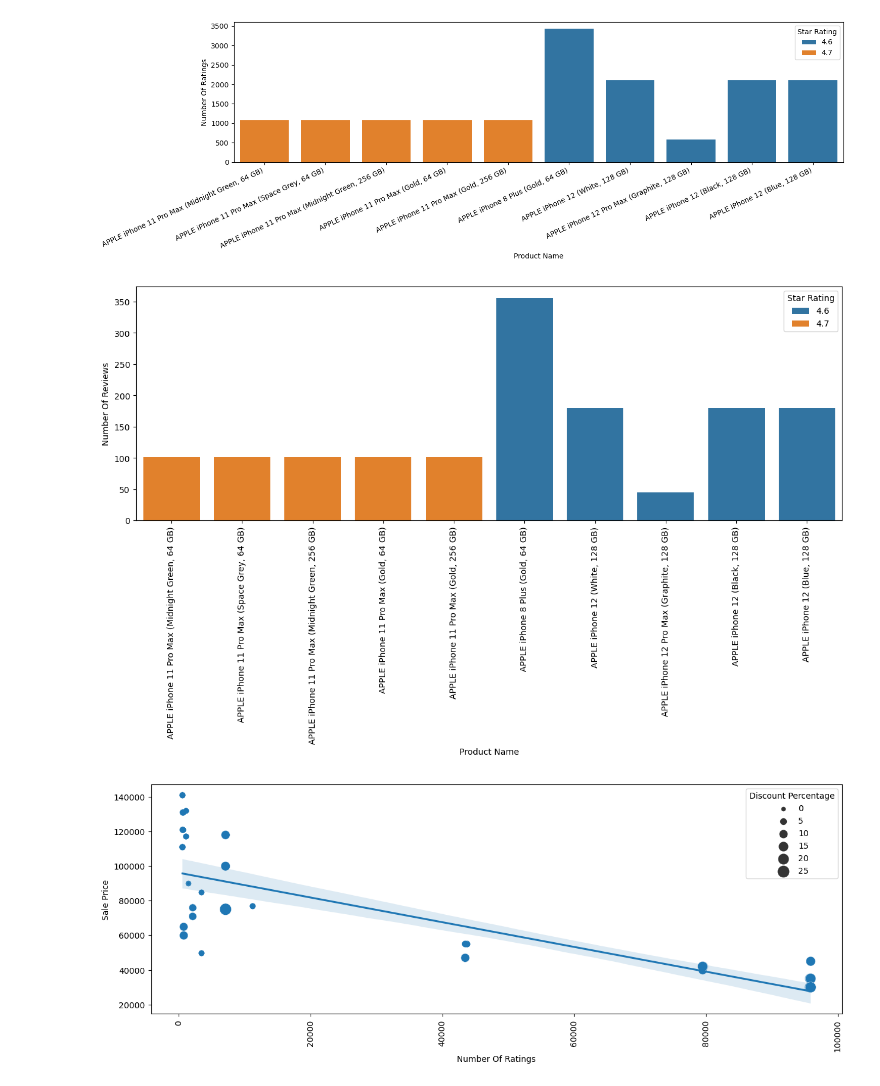
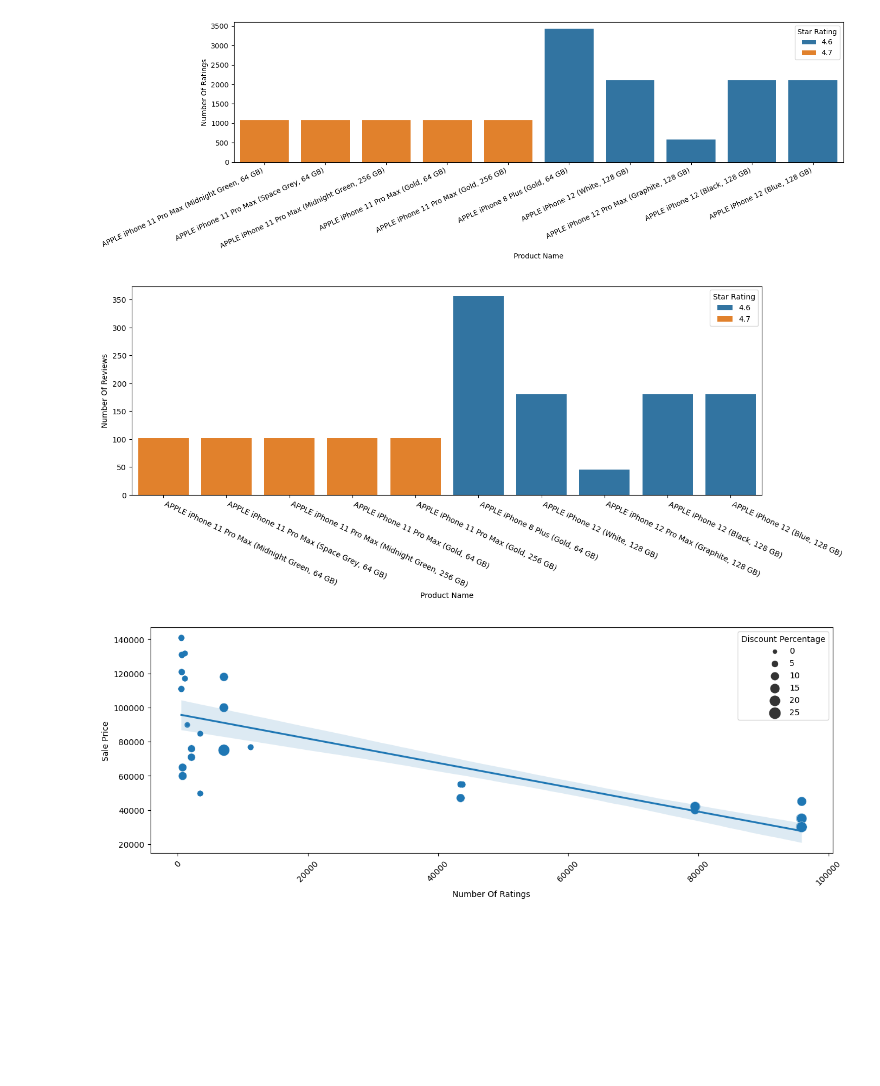
Before and after one commit to divya-manirajan/ExampleDataAnalysis, a Jupyter notebook: IPhone_Analysis.ipynb, the cells around one changed output. Cells and saved outputs as stored; diff of their text form; code cells hidden in the pictures; blank space fills up the shorter version.

```diff
--- a/IPhone_Analysis.ipynb
+++ b/IPhone_Analysis.ipynb
@@ -74,18 +74,18 @@ plt.show()
 # %%
 plt.figure(figsize=(15,5))
 sns.barplot(data=highest_rated, x='Product Name', y='Number Of Reviews', hue='Star Rating', dodge=False)
-plt.xticks(rotation=90)
+plt.xticks(rotation=-25, ha='left')
 plt.show()
 # %% [output]
-[figure, old version]
+[figure, new version]
 # %%
 plt.figure(figsize=(15,5))
 sns.scatterplot(data=data, x='Number Of Ratings',  y='Sale Price',size='Discount Percentage', sizes=(20,200))
 sns.regplot(data=data, x='Number Of Ratings',  y='Sale Price')
 
-plt.xticks(rotation=90)
+plt.xticks(rotation=45)
 plt.show()
 # %% [output]
-[figure, old version]
+[figure, new version]
 # %%
 plt.figure(figsize=(15,5))
```
Also changed, not shown: parts of 1 cell of this notebook, 1 other file.
